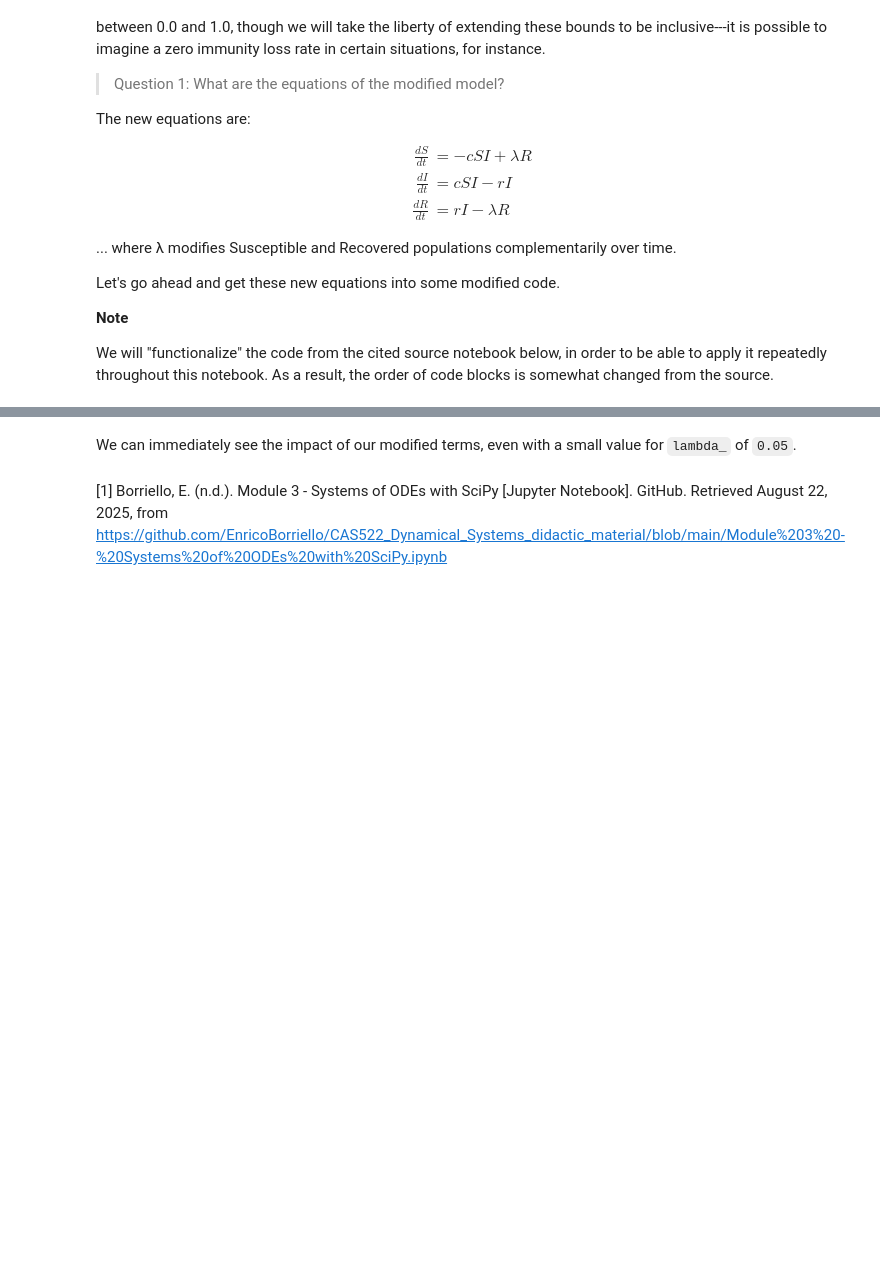
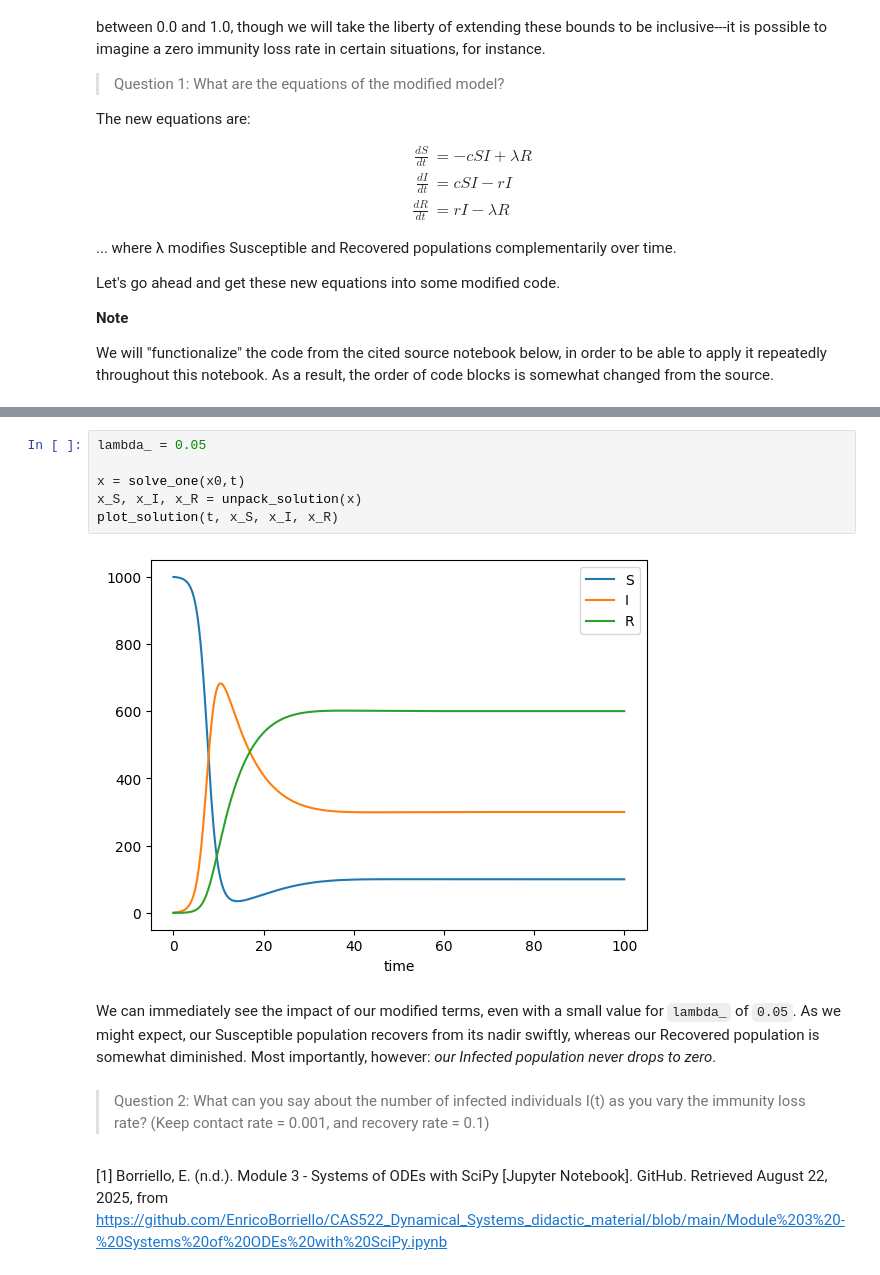
Before and after one commit to peterdresslar/Dresslar_CAS522, a Jupyter notebook: notebooks/Dresslar_CAS522_M3.ipynb, the cells around one changed output, grey strips where cells are left out. Cells and saved outputs as stored; diff of their text form; blank space fills up the shorter version.

```diff
--- a/notebooks/Dresslar_CAS522_M3.ipynb
+++ b/notebooks/Dresslar_CAS522_M3.ipynb
@@ -91,4 +121,14 @@ plt.show()
+# %%
+lambda_ = 0.05
+
+x = solve_one(x0,t)
+x_S, x_I, x_R = unpack_solution(x)
+plot_solution(t, x_S, x_I, x_R)
+# %% [output]
+[figure, added]
 # %% [markdown]
-We can immediately see the impact of our modified terms, even with a small value for `lambda_` of `0.05`.
+We can immediately see the impact of our modified terms, even with a small value for `lambda_` of `0.05`. As we might expect, our Susceptible population recovers from its nadir swiftly, whereas our Recovered population is somewhat diminished. Most importantly, however: *our Infected population never drops to zero*.
+# %% [markdown]
+> Question 2: What can you say about the number of infected individuals I(t) as you vary the immunity loss rate? (Keep contact rate = 0.001, and recovery rate = 0.1)
 # %% [markdown]
 [1] Borriello, E. (n.d.). Module 3 - Systems of ODEs with SciPy [Jupyter Notebook]. GitHub. Retrieved August 22, 2025, from https://github.com/EnricoBorriello/CAS522_Dynamical_Systems_didactic_material/blob/main/Module%203%20-%20Systems%20of%20ODEs%20with%20SciPy.ipynb
```
Also changed, not shown: parts of 10 cells of this notebook.
